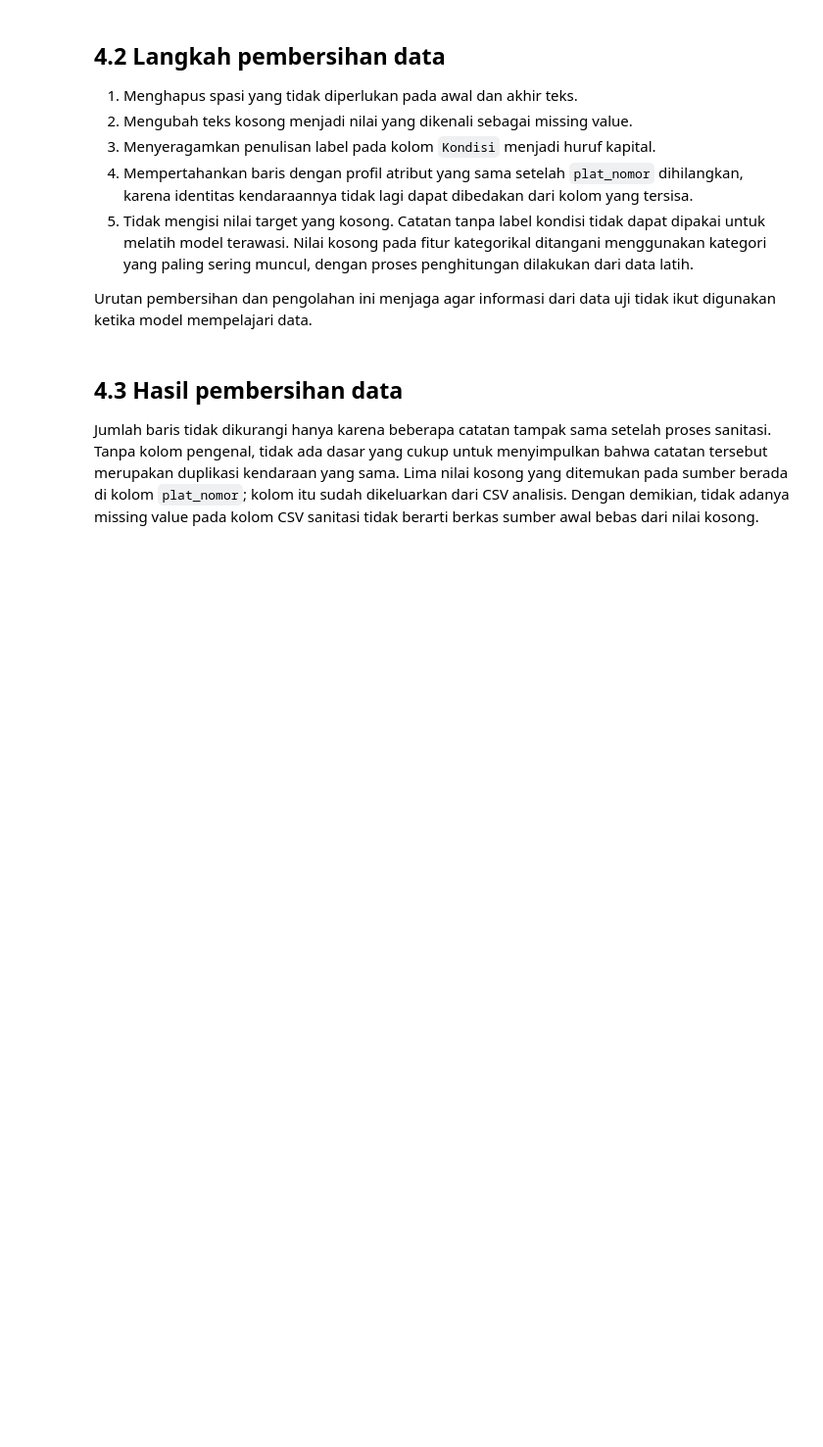
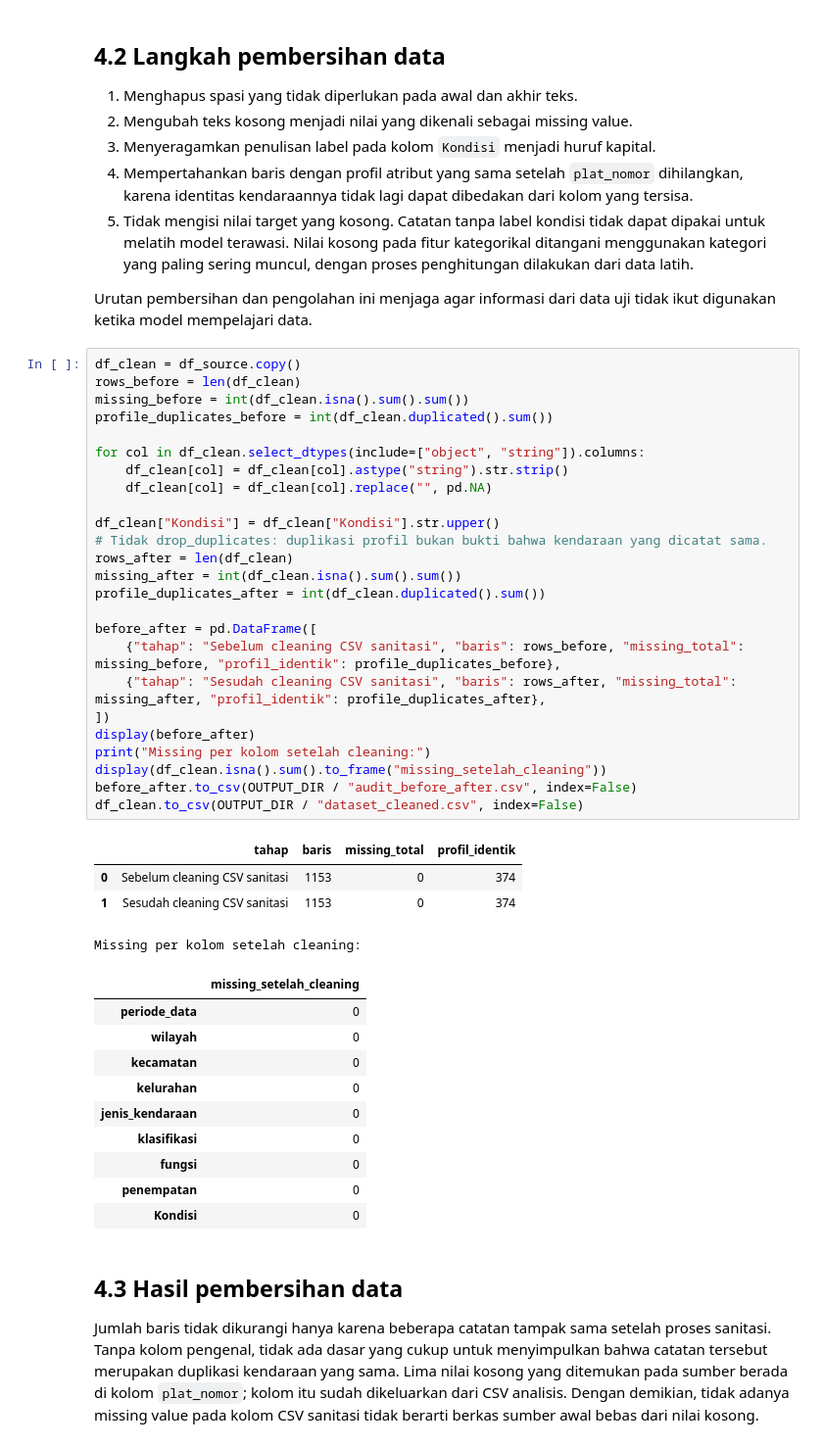
Before and after one commit to Dwiio/50_IF-E_NextLevel, a Jupyter notebook: projek_NextLevel_IF-E.ipynb, the cells around one changed output. Shown at 98% size. Drawn from its saved outputs; the diff is of its cells as text; blank space fills up the shorter version.

```diff
--- a/projek_NextLevel_IF-E.ipynb
+++ b/projek_NextLevel_IF-E.ipynb
@@ -283,6 +319,46 @@ Setelah kolom tersebut dihilangkan, terdapat 374 baris yang memiliki nilai sama
 5. Tidak mengisi nilai target yang kosong. Catatan tanpa label kondisi tidak dapat dipakai untuk melatih model terawasi. Nilai kosong pada fitur kategorikal ditangani menggunakan kategori yang paling sering muncul, dengan proses penghitungan dilakukan dari data latih.
 
 Urutan pembersihan dan pengolahan ini menjaga agar informasi dari data uji tidak ikut digunakan ketika model mempelajari data.
+# %%
+df_clean = df_source.copy()
+rows_before = len(df_clean)
+missing_before = int(df_clean.isna().sum().sum())
+profile_duplicates_before = int(df_clean.duplicated().sum())
+
+for col in df_clean.select_dtypes(include=["object", "string"]).columns:
+    df_clean[col] = df_clean[col].astype("string").str.strip()
+    df_clean[col] = df_clean[col].replace("", pd.NA)
+
+df_clean["Kondisi"] = df_clean["Kondisi"].str.upper()
+# Tidak drop_duplicates: duplikasi profil bukan bukti bahwa kendaraan yang dicatat sama.
+rows_after = len(df_clean)
+missing_after = int(df_clean.isna().sum().sum())
+profile_duplicates_after = int(df_clean.duplicated().sum())
+
+before_after = pd.DataFrame([
+    {"tahap": "Sebelum cleaning CSV sanitasi", "baris": rows_before, "missing_total": missing_before, "profil_identik": profile_duplicates_before},
+    {"tahap": "Sesudah cleaning CSV sanitasi", "baris": rows_after, "missing_total": missing_after, "profil_identik": profile_duplicates_after},
+])
+display(before_after)
+print("Missing per kolom setelah cleaning:")
+display(df_clean.isna().sum().to_frame("missing_setelah_cleaning"))
+before_after.to_csv(OUTPUT_DIR / "audit_before_after.csv", index=False)
+df_clean.to_csv(OUTPUT_DIR / "dataset_cleaned.csv", index=False)
+# %% [output]
+|  | tahap | baris | missing_total | profil_identik |
+| 0 | Sebelum cleaning CSV sanitasi | 1153 | 0 | 374 |
+| 1 | Sesudah cleaning CSV sanitasi | 1153 | 0 | 374 |
+Missing per kolom setelah cleaning:
+|  | missing_setelah_cleaning |
+| periode_data | 0 |
+| wilayah | 0 |
+| kecamatan | 0 |
+| kelurahan | 0 |
+| jenis_kendaraan | 0 |
+| klasifikasi | 0 |
+| fungsi | 0 |
+| penempatan | 0 |
+| Kondisi | 0 |
 # %% [markdown]
 ## 4.3 Hasil pembersihan data
 
```
Also changed, not shown: parts of 7 cells of this notebook.
